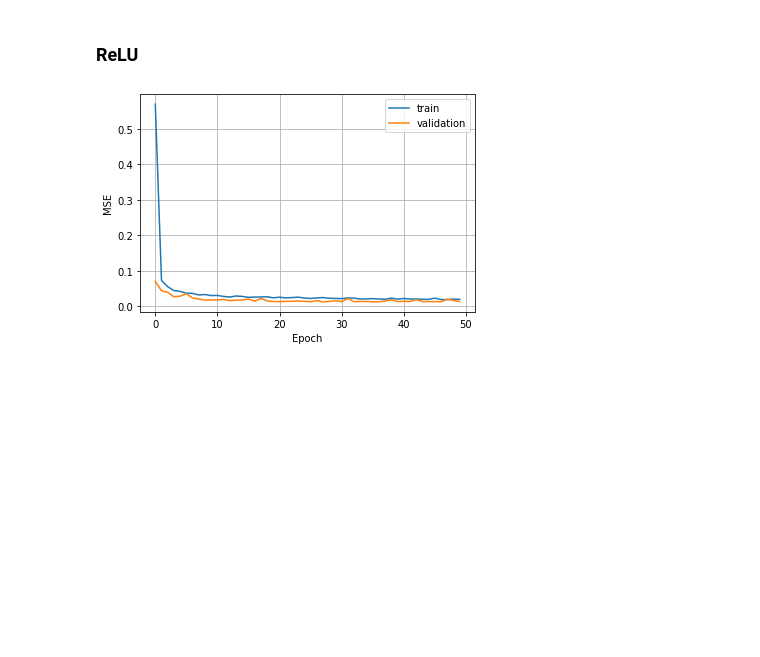
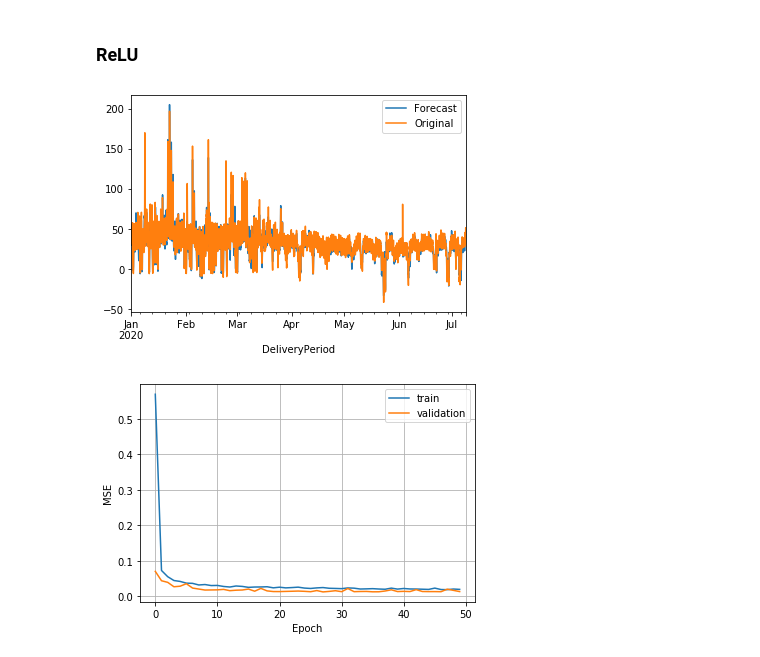
Before and after one commit to nvolfango/MScDissertation, a Jupyter notebook: Nathaniel/Neural Networks.ipynb, the cells around one changed output. Saved outputs shown, nothing was run; the diff lists cells and outputs as text; code cells hidden in the pictures; blank space fills up the shorter version.

```diff
--- a/Nathaniel/Neural Networks.ipynb
+++ b/Nathaniel/Neural Networks.ipynb
@@ -675,6 +707,15 @@ np.sqrt(metrics.mean_absolute_error(test_pred_df2["Original"], test_pred_df2["Fo
 6.275952535158957 2.3411486825441217
 # %% [markdown]
 ### ReLU
+# %%
+%matplotlib inline
+pred3 = rnn_train_target_scaler3.inverse_transform(rnn_model3.predict(x=rnn_scaled_train_predictors3))
+pred_df3 = pd.DataFrame(pred3, columns=["Forecast"], index=rnn_train_target.index)
+pred_df3["Original"] = train_target
+pred_df3.plot()
+plt.show()
+# %% [output]
+[figure, added]
 # %%
 %matplotlib inline
 plt.plot(history3.history["mean_squared_error"], label="train")
```
Also changed, not shown: parts of 19 cells of this notebook.
